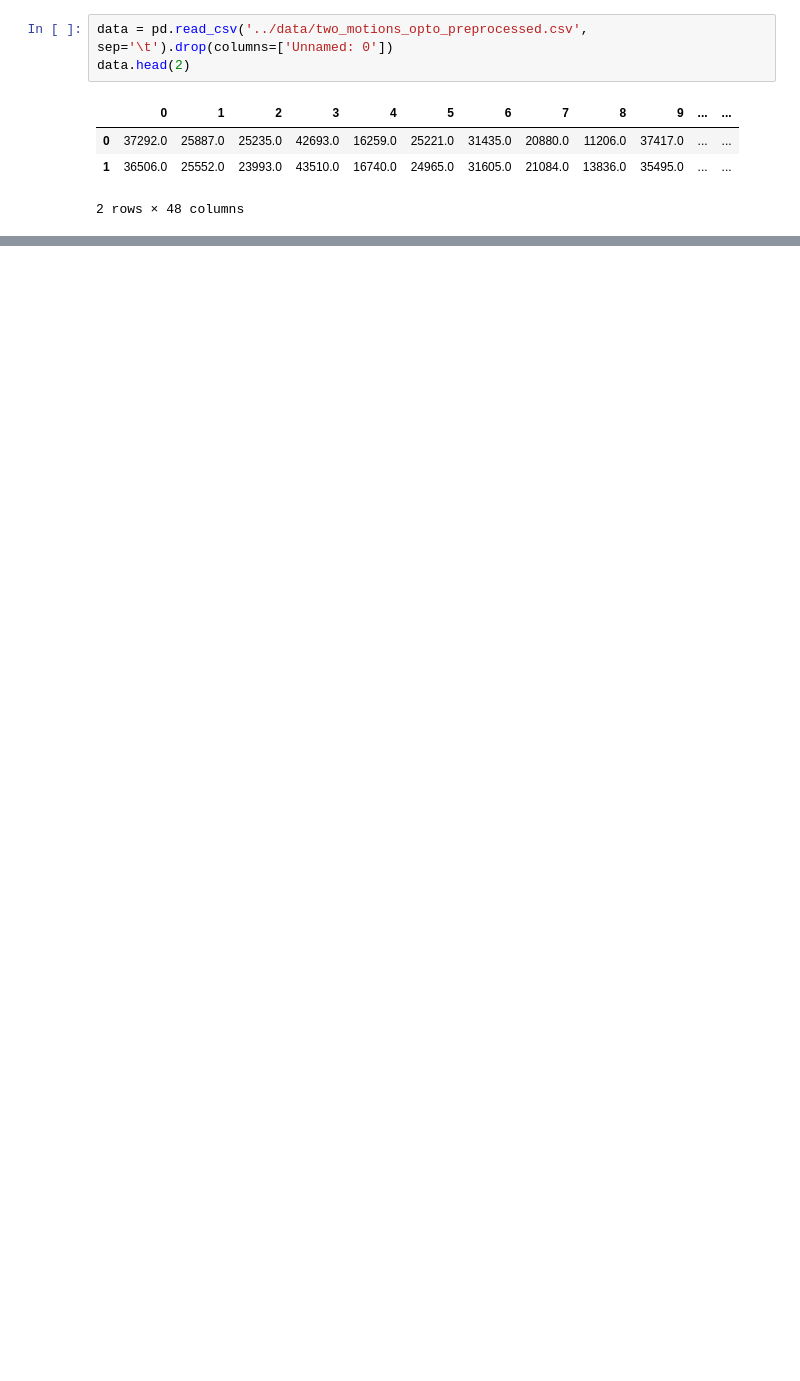
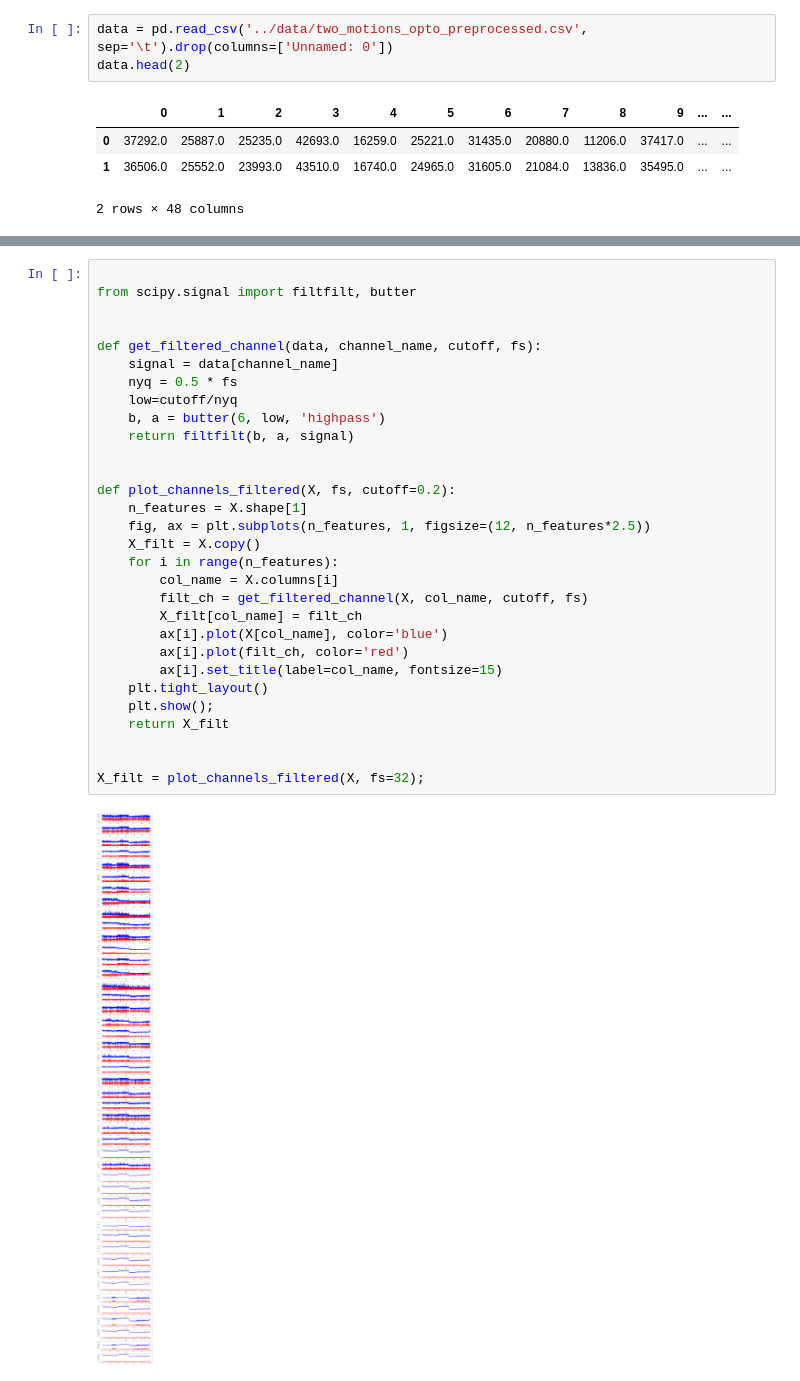
Before and after one commit to aramhyan/oqni-motorica-dataset-3, a Jupyter notebook: codes/eda.ipynb, the cells around one changed output, grey strips where cells are left out. Saved outputs shown, nothing was run; the diff lists cells and outputs as text; blank space fills up the shorter version.

Commit message:
high pass filter

```diff
--- a/codes/eda.ipynb
+++ b/codes/eda.ipynb
@@ -41,0 +89,32 @@ plot_channels(X, y, start=0.0, end=0.06 ,col_start=5, col_end=8, figsize=(20,8),
+# %%
+
+from scipy.signal import filtfilt, butter
+
+
+def get_filtered_channel(data, channel_name, cutoff, fs):
+    signal = data[channel_name]
+    nyq = 0.5 * fs
+    low=cutoff/nyq
+    b, a = butter(6, low, 'highpass')
+    return filtfilt(b, a, signal)
+
+
+def plot_channels_filtered(X, fs, cutoff=0.2):
+    n_features = X.shape[1]
+    fig, ax = plt.subplots(n_features, 1, figsize=(12, n_features*2.5))
+    X_filt = X.copy()
+    for i in range(n_features):
+        col_name = X.columns[i]
+        filt_ch = get_filtered_channel(X, col_name, cutoff, fs)
+        X_filt[col_name] = filt_ch
+        ax[i].plot(X[col_name], color='blue')
+        ax[i].plot(filt_ch, color='red')
+        ax[i].set_title(label=col_name, fontsize=15)
+    plt.tight_layout()
+    plt.show();
+    return X_filt
+
+
+X_filt = plot_channels_filtered(X, fs=32);
+# %% [output]
+[figure, added]
```
Also changed, not shown: parts of 7 cells of this notebook.
